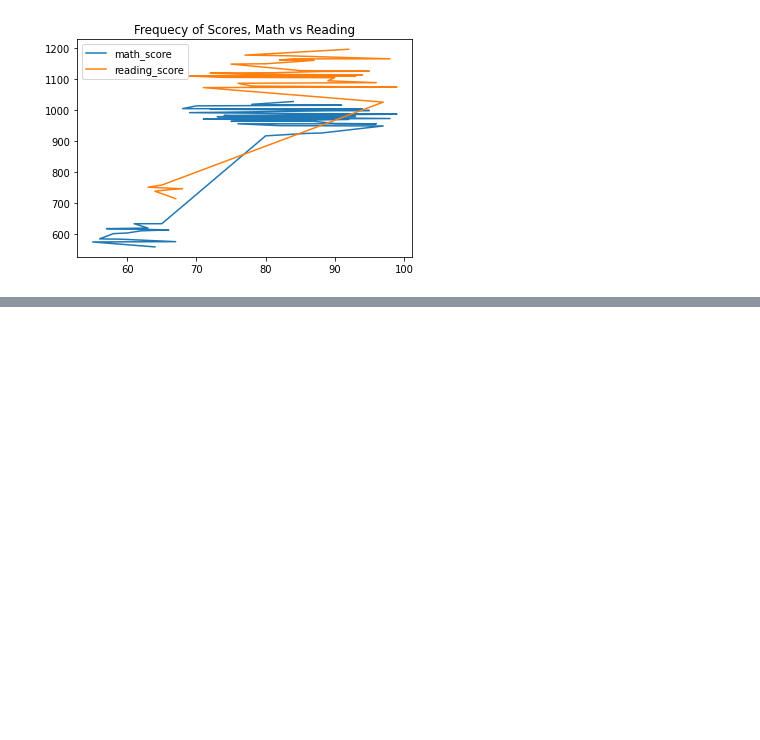
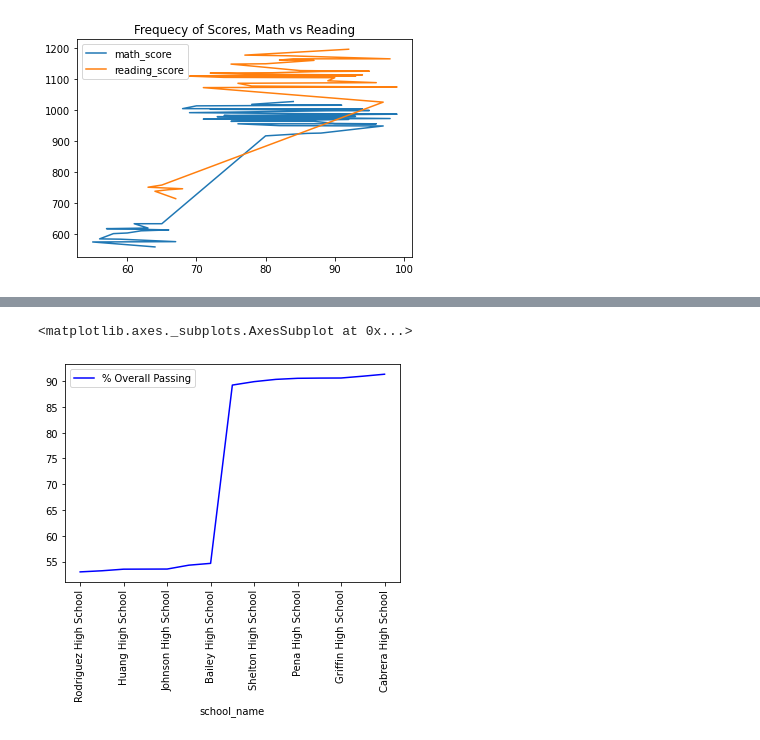
Before and after one commit to OlegRyzhkov2020/pandas-challenge, a Jupyter notebook: PyCitySchools/PyCitySchools_starter.ipynb, the cells around one changed output, grey strips where cells are left out. Saved outputs shown, nothing was run; the diff lists cells and outputs as text; code cells hidden in the pictures; blank space fills up the shorter version.

Commit message:
PyCitySchool case: Summary with Groupby

```diff
--- a/PyCitySchools/PyCitySchools_starter.ipynb
+++ b/PyCitySchools/PyCitySchools_starter.ipynb
@@ -24,10 +15,22 @@ school_data_complete.head()
 # %% [markdown]
 # Data Preparation
 # %%
-# Cleanoing Data
+# Creating passing grade function
+def pass70(x):
+    return x[x>=70].count()/len(x)*100
+
+# Cleaning data
 school_data_complete['grade'] = school_data_complete['grade'].map(lambda x: int(x.replace('th','')))
-# Set new index to school_name and assign data to the new DataFrame: school_df
-school_df = school_data_complete.set_index("school_name",drop=True)
+
+# Creating boolean column for passing both tests
+school_data_complete["both_pass"] = (school_data_complete['math_score']>=70)&(school_data_complete['reading_score']>=70)
+
+# Set new index to school_name and assign data to the new DataFrame: df
+df = school_data_complete.set_index("school_name",drop=True)
+
+# Creating passing both tests data frame and assigning values to pass_selection
+pass_df = df.loc[df['both_pass']==True]
+pass_selection = pass_df.groupby(["both_pass", pass_df.index])["both_pass"].count().values
 # %%
 global schools_list, grades_list
 schools_list = school_data_complete.school_name.unique()
@@ -36,3 +42,17 @@ tot_stud = len(school_data_complete.student_name.unique())
+# %%
+# Creating a New Summary Data Frame
+pass_grades_df = school_data_complete.groupby(df.index)[['math_score', 'reading_score']].agg(pass70).add_suffix("_%pass")
+mean_grades_df = school_data_complete.groupby(df.index)[['math_score', 'reading_score']].mean().add_suffix("_avg")
+tot_stud_df = school_data_complete.groupby(df.index)['size'].count()
+tot_budget_df = school_data_complete.groupby(df.index)['budget'].sum()/tot_stud_df
+school_type = school_data_complete.groupby(df.index)['type'].unique()
+overall_pass = pass_selection/tot_stud_df*100
+col_list = ["School Type", "Total Students", "Total School Budget", "Per Student Budget", "% Overall Passing"]
+df_data = list(zip(school_type, tot_stud_df, tot_budget_df, tot_budget_df/tot_stud_df, overall_pass))
+total_df = pd.DataFrame(df_data, columns = col_list)
+grades_df = mean_grades_df.merge(pass_grades_df, left_index=True, right_index=True)
+sum_df = pd.merge(total_df, grades_df, on=grades_df.index).set_index(grades_df.index)
+del sum_df['key_0']
 # %% [markdown]
 # District Summary
 
@@ -355,0 +300,7 @@ final_sum_df.head()
+# %%
+ov_pass = sum_df['% Overall Passing'].sort_values()
+budget = sum_df['Per Student Budget'].sort_values()
+ov_pass.plot(kind='line', colormap = 'winter', legend = True, rot=90)
+# %% [output]
+<matplotlib.axes._subplots.AxesSubplot at 0x...>
+[figure, added]
```
Also changed, not shown: parts of 15 cells of this notebook.
